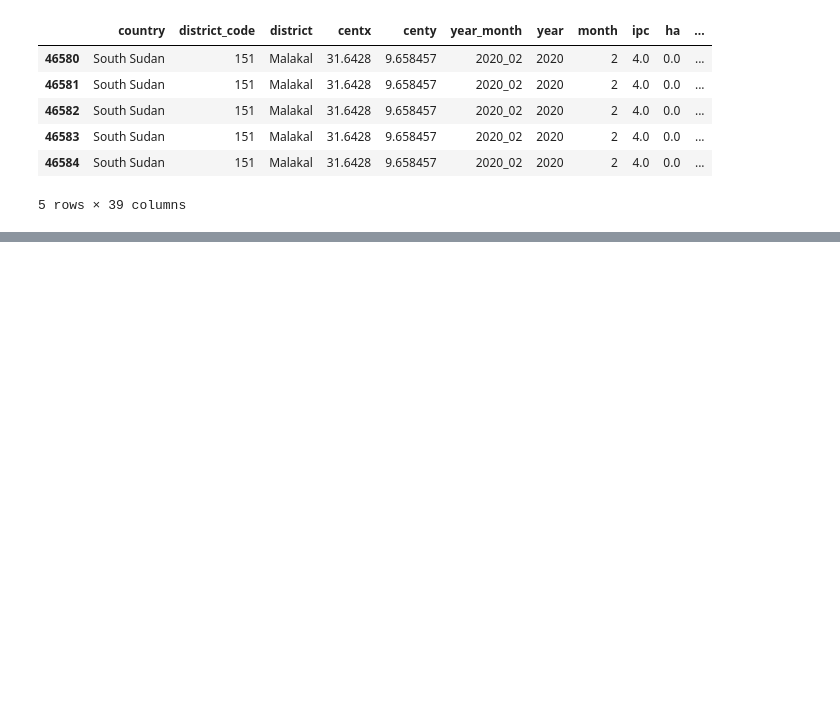
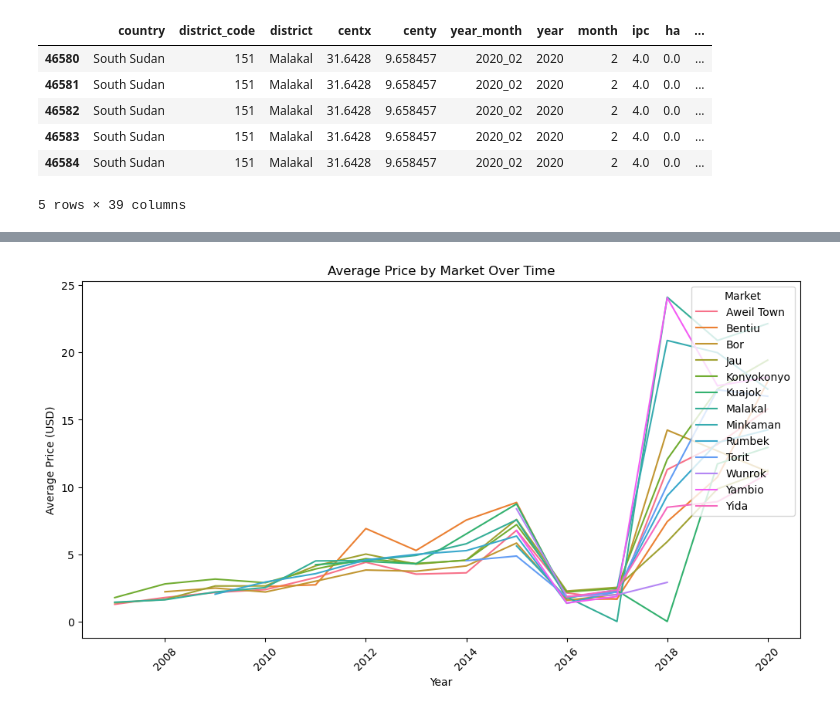
Before and after one commit to Joeryy/JBG060-DC3-23-24-group-2, a Jupyter notebook: merging_dfs.ipynb, the cells around one changed output, grey strips where cells are left out. Drawn from its saved outputs; the diff is of its cells as text; code cells hidden in the pictures; blank space fills up the shorter version.

```diff
--- a/merging_dfs.ipynb
+++ b/merging_dfs.ipynb
@@ -98,0 +136,15 @@ final.tail()
+# %%
+# Calculate the average price by market and year
+average_prices = final.groupby(['market', final['date'].dt.year])['usdprice'].mean().reset_index()
+
+# Create a line plot
+plt.figure(figsize=(12, 6))
+sns.lineplot(data=average_prices, x='date', y='usdprice', hue='market')
+plt.title('Average Price by Market Over Time')
+plt.xlabel('Year')
+plt.ylabel('Average Price (USD)')
+plt.xticks(rotation=45)
+plt.legend(title='Market', loc='upper right')
+plt.show()
+# %% [output]
+[figure, added]
```
Also changed, not shown: parts of 8 cells of this notebook, 1 other file.
